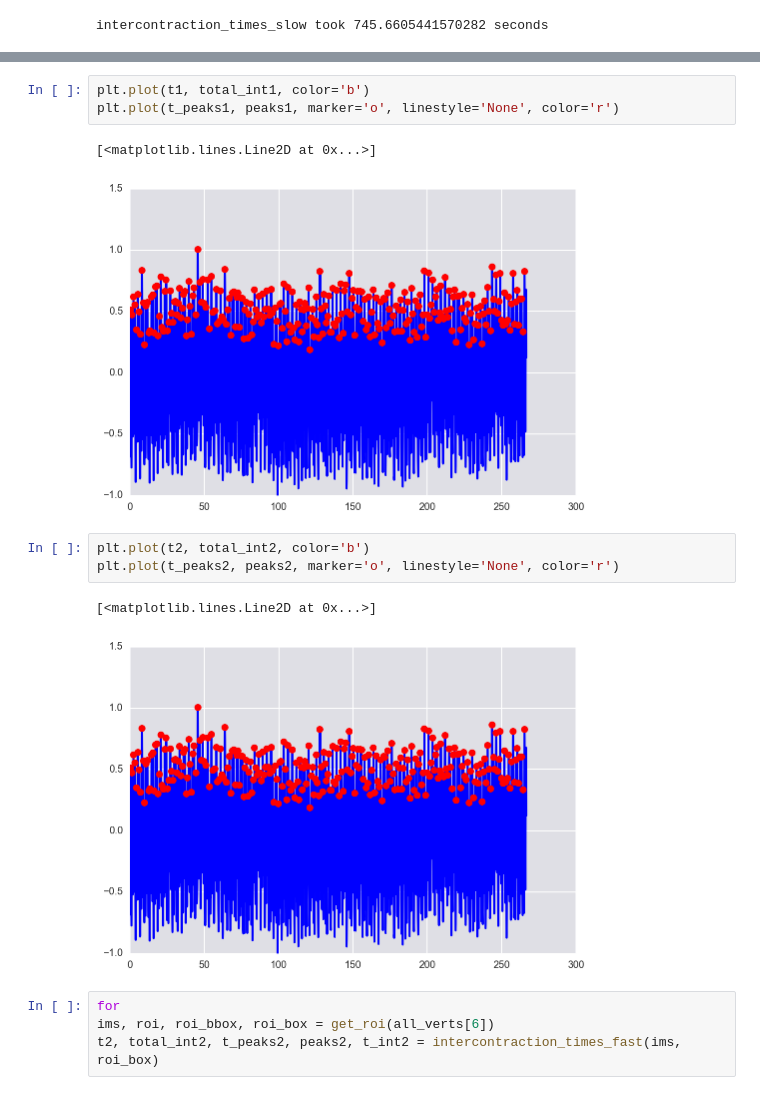
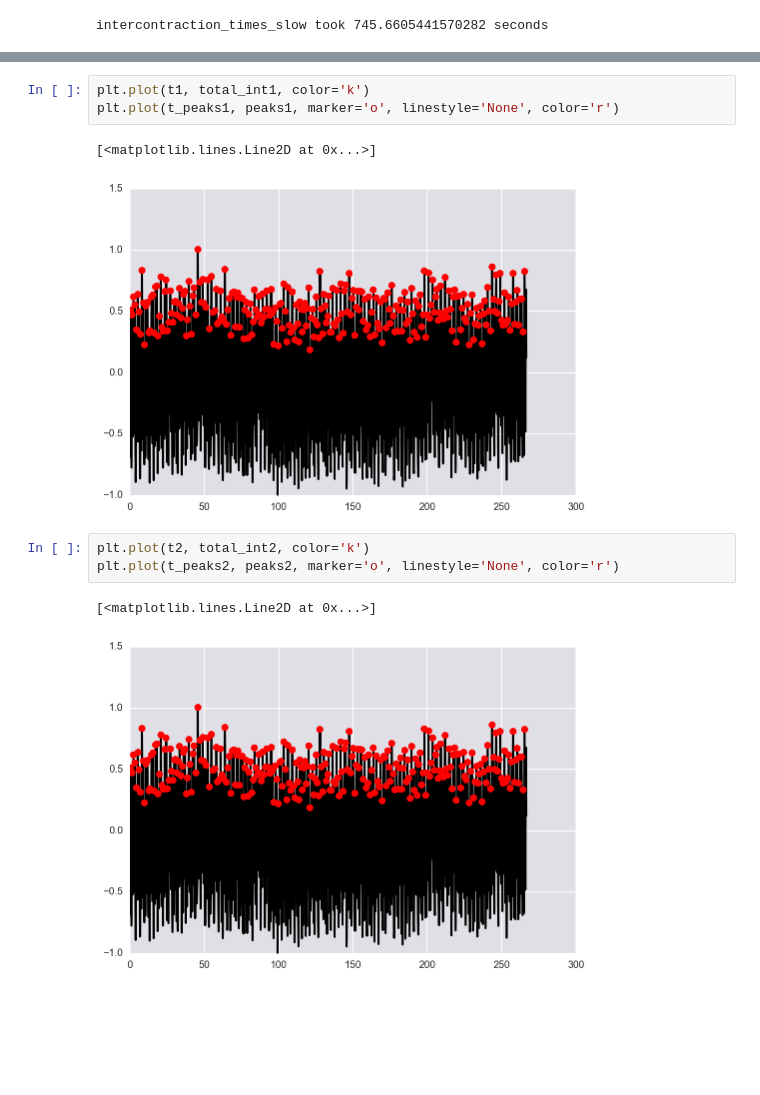
Before and after one commit to shashank-gandhi/DataAnalysisHomeworkRepository, a Jupyter notebook: Homework7/Elena.ipynb, the cells around one changed output, grey strips where cells are left out. Drawn from its saved outputs; the diff is of its cells as text; blank space fills up the shorter version.

```diff
--- a/Homework7/Elena.ipynb
+++ b/Homework7/Elena.ipynb
@@ -261,16 +261,12 @@ intercontraction_times_fast took 0.21313714981079102 seconds
 # %%
-plt.plot(t1, total_int1, color='b')
+plt.plot(t1, total_int1, color='k')
 plt.plot(t_peaks1, peaks1, marker='o', linestyle='None', color='r')
 # %% [output]
 [<matplotlib.lines.Line2D at 0x...>]
-[figure, old version]
+[figure, new version]
 # %%
-plt.plot(t2, total_int2, color='b')
+plt.plot(t2, total_int2, color='k')
 plt.plot(t_peaks2, peaks2, marker='o', linestyle='None', color='r')
 # %% [output]
 [<matplotlib.lines.Line2D at 0x...>]
-[figure, old version]
+[figure, new version]
-# %%
-for
-ims, roi, roi_bbox, roi_box = get_roi(all_verts[6])
-t2, total_int2, t_peaks2, peaks2, t_int2 = intercontraction_times_fast(ims, roi_box)
```
Also changed, not shown: parts of 6 cells of this notebook.
